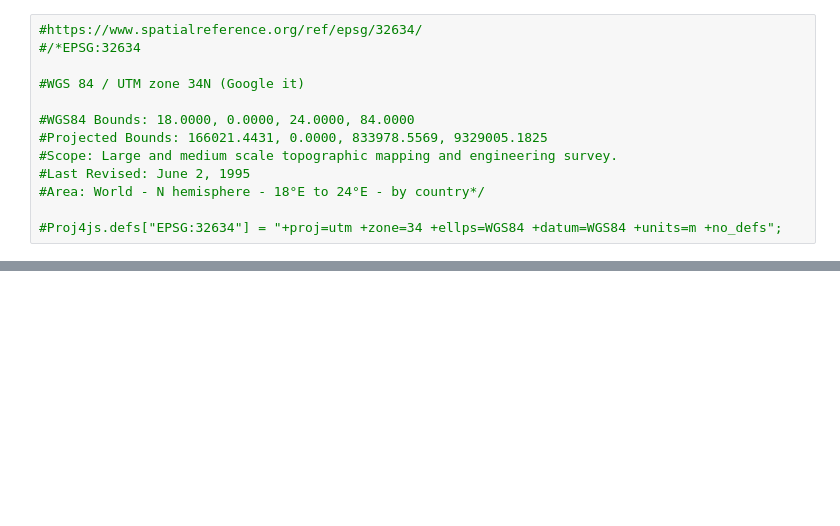
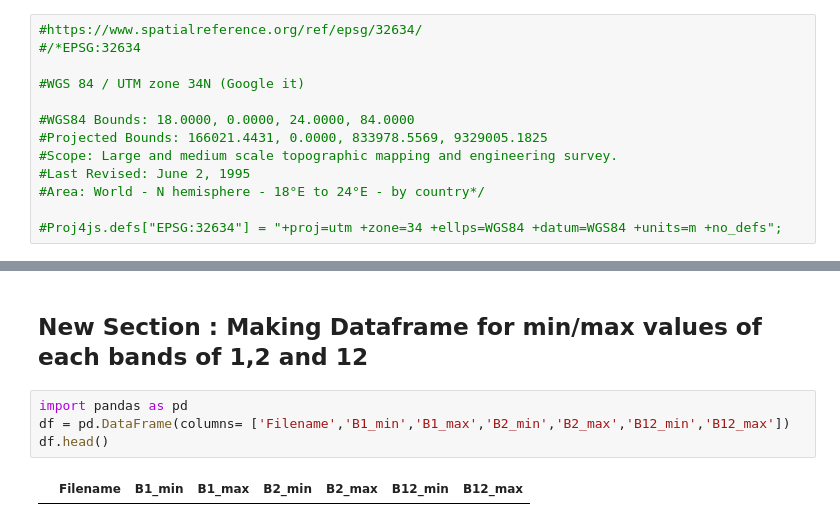
Before and after one commit to BRIJNANDA1979/CNN-Sentinel, a Jupyter notebook: Understand_band_data_info_using_histogram_and_classifying_pixel_values.ipynb, the cells around one changed output, grey strips where cells are left out. Saved outputs shown, nothing was run; the diff lists cells and outputs as text; blank space fills up the shorter version.

```diff
--- a/Understand_band_data_info_using_histogram_and_classifying_pixel_values.ipynb
+++ b/Understand_band_data_info_using_histogram_and_classifying_pixel_values.ipynb
@@ -247,0 +292,8 @@ plt.show()
+# %% [markdown]
+## New Section : Making Dataframe for min/max values of each bands of 1,2 and 12
+# %%
+import pandas as pd
+df = pd.DataFrame(columns= ['Filename','B1_min','B1_max','B2_min','B2_max','B12_min','B12_max'])
+df.head()
+# %% [output]
+|  | Filename | B1_min | B1_max | B2_min | B2_max | B12_min | B12_max |
```
Also changed, not shown: parts of 12 cells of this notebook.
